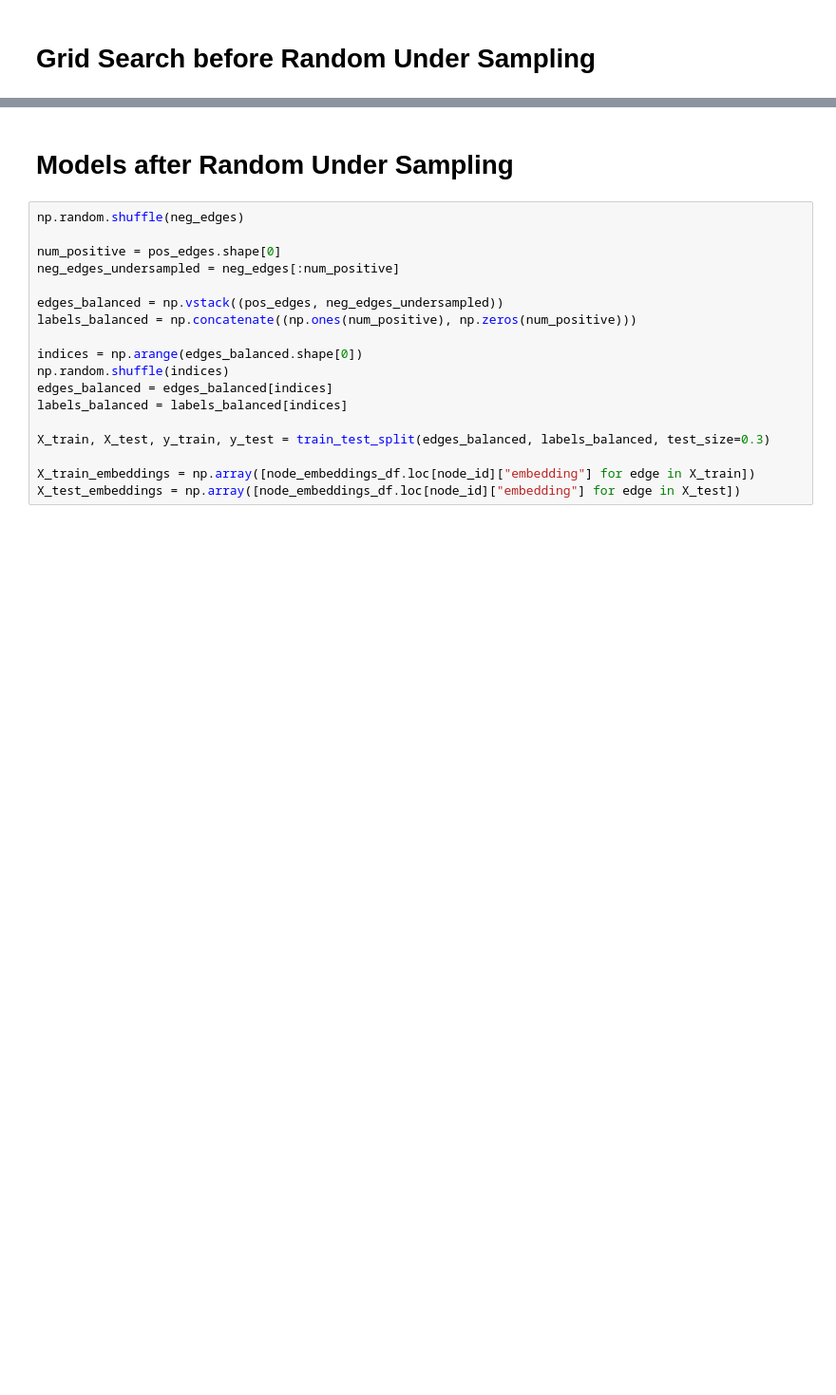
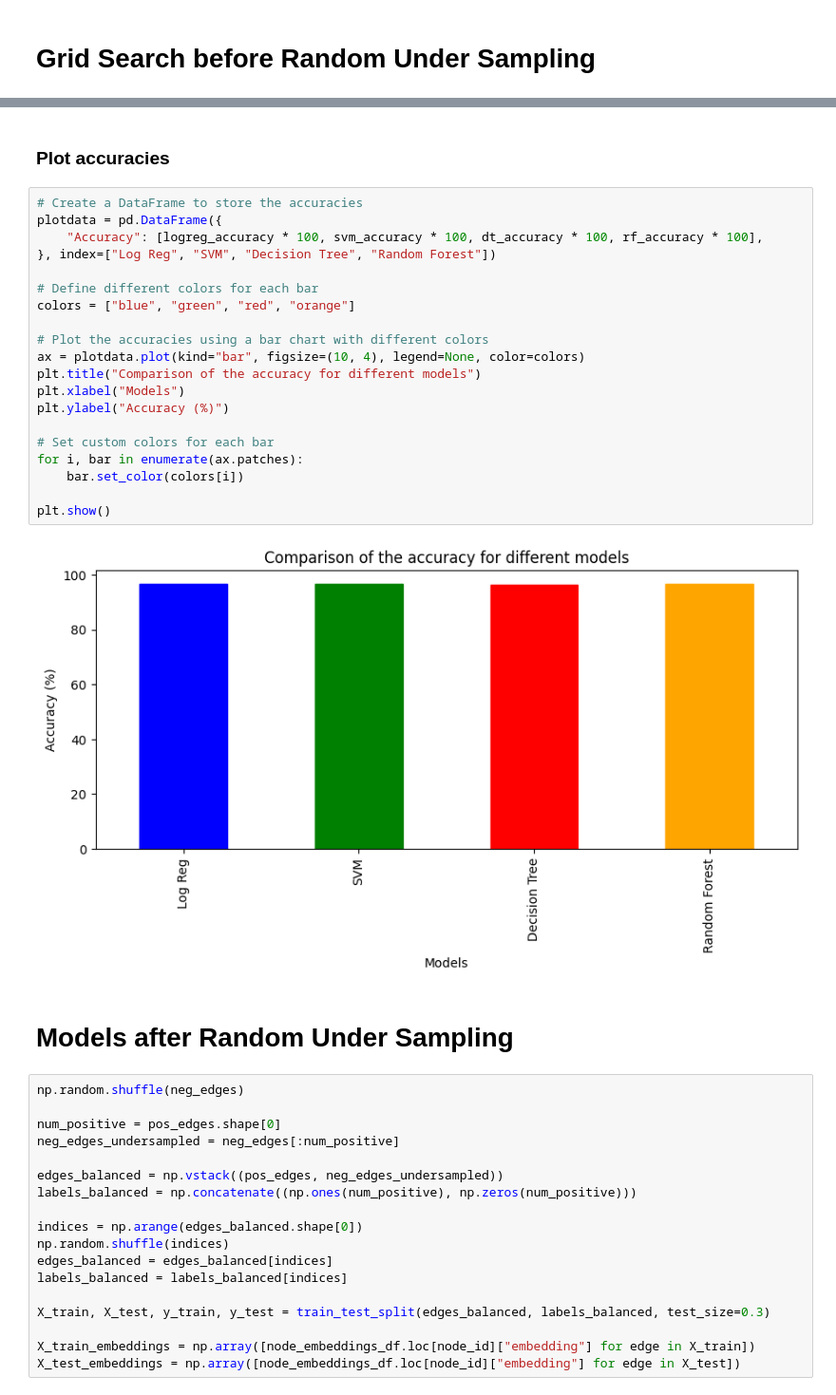
Before and after one commit to oliviertina29/Link-Prediction-Models, a Jupyter notebook: Embeddings based LP using SL.ipynb, the cells around one changed output, grey strips where cells are left out. Shown at 95% size. Saved outputs shown, nothing was run; the diff lists cells and outputs as text; blank space fills up the shorter version.

```diff
--- a/Embeddings based LP using SL.ipynb
+++ b/Embeddings based LP using SL.ipynb
@@ -310,3 +376,27 @@ RF Accuracy: 0.9595375722543352
+# %% [markdown]
+### Plot accuracies
+# %%
+# Create a DataFrame to store the accuracies
+plotdata = pd.DataFrame({
+    "Accuracy": [logreg_accuracy * 100, svm_accuracy * 100, dt_accuracy * 100, rf_accuracy * 100],
+}, index=["Log Reg", "SVM", "Decision Tree", "Random Forest"])
+
+# Define different colors for each bar
+colors = ["blue", "green", "red", "orange"]
+
+# Plot the accuracies using a bar chart with different colors
+ax = plotdata.plot(kind="bar", figsize=(10, 4), legend=None, color=colors)
+plt.title("Comparison of the accuracy for different models")
+plt.xlabel("Models")
+plt.ylabel("Accuracy (%)")
+
+# Set custom colors for each bar
+for i, bar in enumerate(ax.patches):
+    bar.set_color(colors[i])
+
+plt.show()
+# %% [output]
+[figure, added]
 # %% [markdown]
 # Models after Random Under Sampling
 # %%
```
Also changed, not shown: parts of 11 cells of this notebook, 4 other files.
